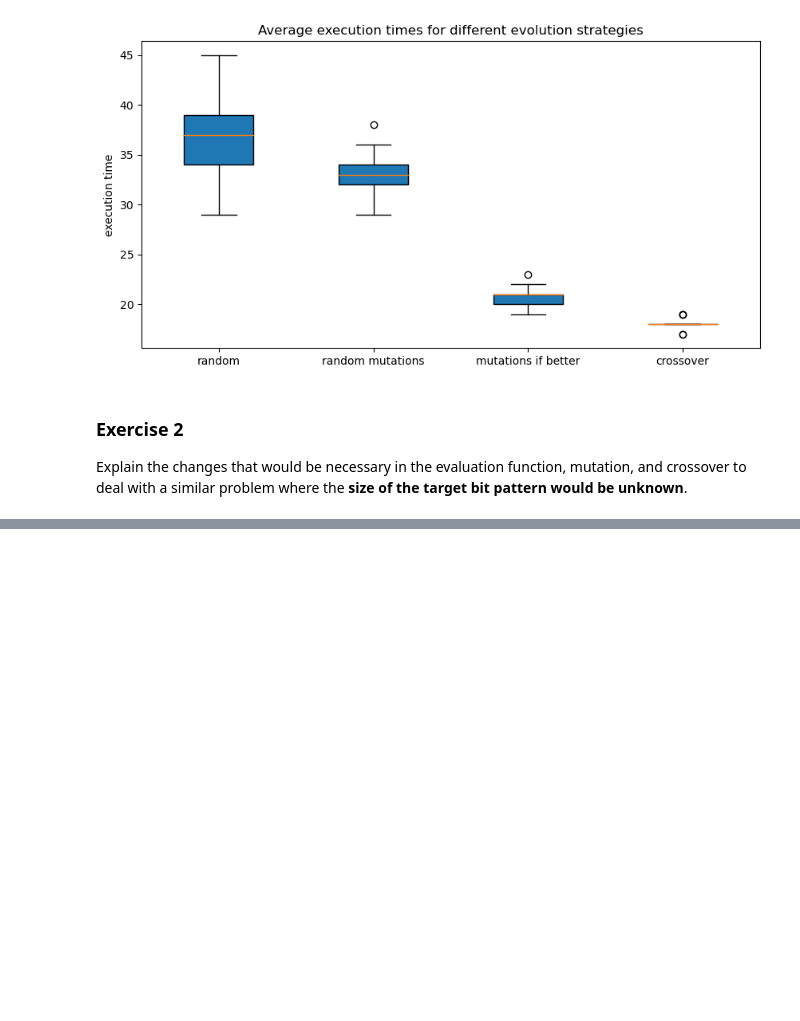
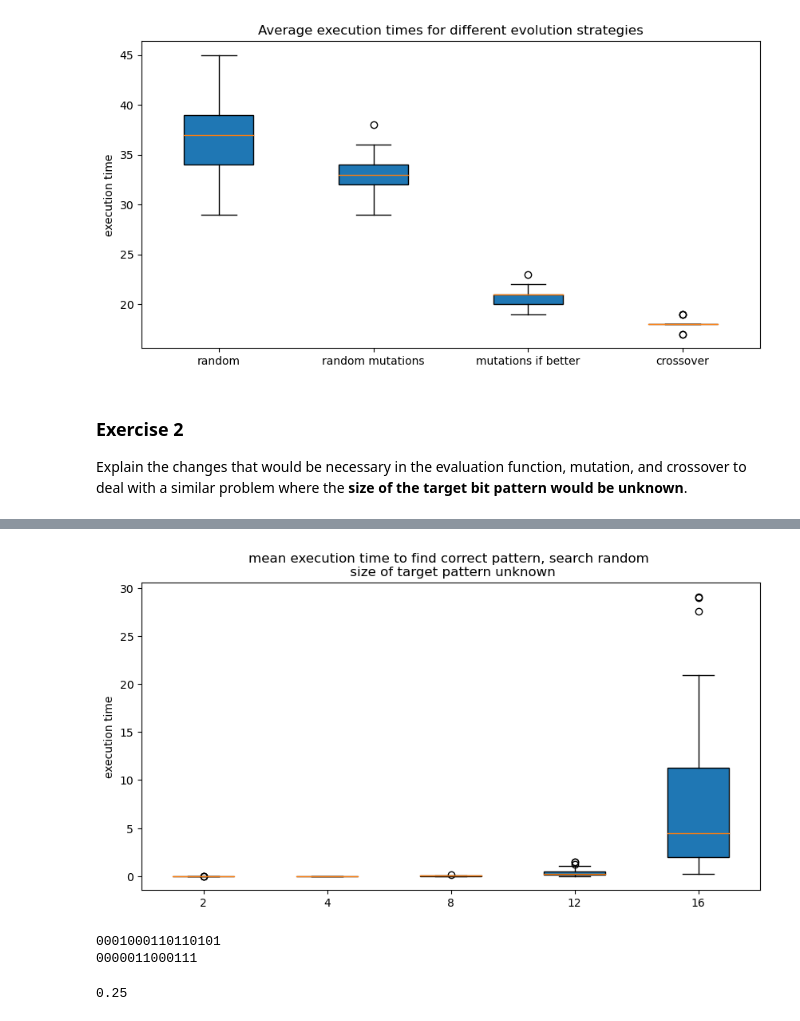
Before and after one commit to jelenameyer/IntroToMachineLearning, a Jupyter notebook: assignments/assignment4/a04.ipynb, the cells around one changed output, grey strips where cells are left out. Saved outputs shown, nothing was run; the diff lists cells and outputs as text; code cells hidden in the pictures; blank space fills up the shorter version.

```diff
--- a/assignments/assignment4/a04.ipynb
+++ b/assignments/assignment4/a04.ipynb
@@ -714,3 +783,36 @@ Explain the changes that would be necessary in the evaluation function, mutation
+# %%
+plotBoxplot(boxBlotContent = executionTimeRandom, title = "mean execution time to find correct pattern, search random \n size of target pattern unknown", yLabel = "execution time", labels = listNumberBits, yLim = None)
+# %% [output]
+[figure, added]
+# %%
+# changed evaluation function
+
+def measureFitnessRandomLengthBit(correctBitPattern, randomBitPattern):
+    totalCorrectBits = 0
+    totalLengthBitPattern = min(len(correctBitPattern), len(randomBitPattern))
+
+    for position in range(totalLengthBitPattern):
+        if correctBitPattern[position] == randomBitPattern[position]:
+            totalCorrectBits += 1
+
+    lengthDifference = abs(len(correctBitPattern) - len(randomBitPattern))
+    overallPoints = totalCorrectBits - lengthDifference
+    overallPoints = max(0, overallPoints)
+    # normalise
+    normalisedFitness = overallPoints/len(correctBitPattern)
+
+    return(normalisedFitness)
+
+# test function
+correctBitPattern = createBitPatternRandomLength()
+print(correctBitPattern)
+randomBitPattern = createBitPatternRandomLength()
+print(randomBitPattern)
+measureFitnessRandomLengthBit(correctBitPattern, randomBitPattern)
+# %% [output]
+0001000110110101
+0000011000111
+0.25
 # %%
 # changed mutation function
 # %%
```
Also changed, not shown: parts of 14 cells of this notebook.
